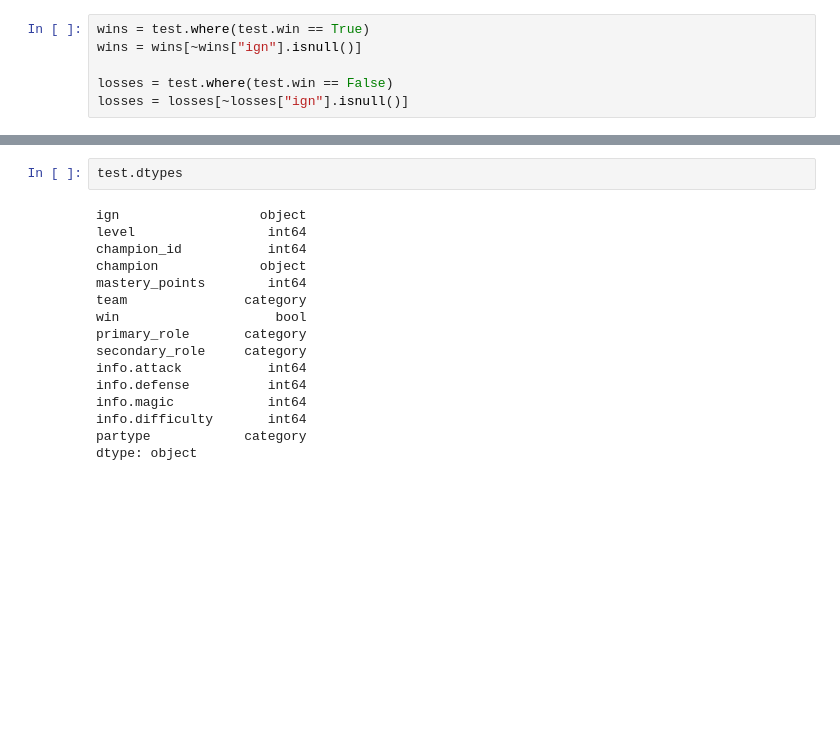
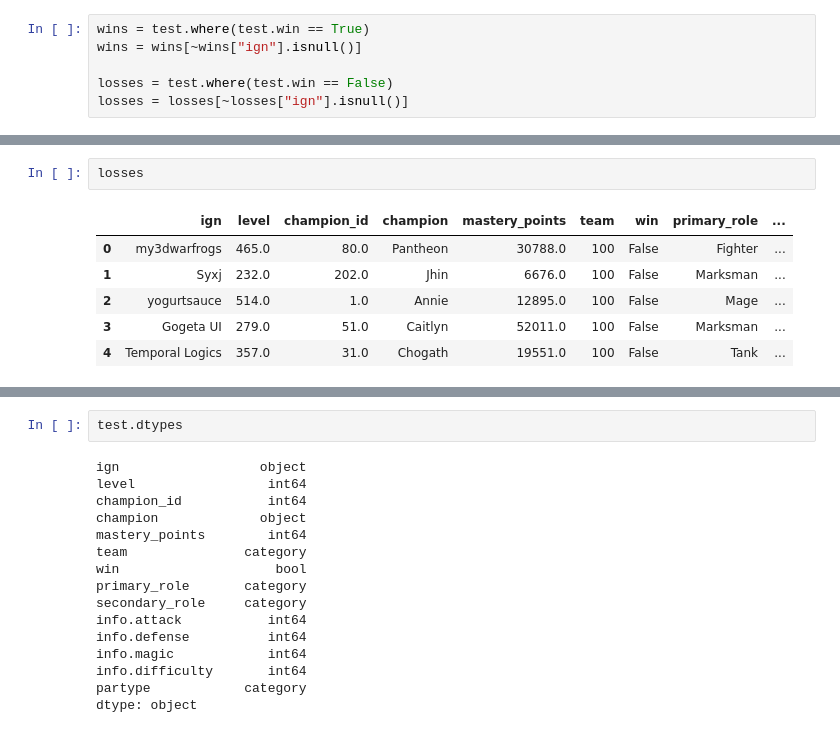
Before and after one commit to nicholasptran/league-information, a Jupyter notebook: notebooks/first_notebook.ipynb, the cells around one changed output, grey strips where cells are left out. Drawn from its saved outputs; the diff is of its cells as text; blank space fills up the shorter version.

```diff
--- a/notebooks/first_notebook.ipynb
+++ b/notebooks/first_notebook.ipynb
@@ -175,3 +187,12 @@ losses.pivot(index = "win", columns="ign")
+# %%
+losses
+# %% [output]
+|  | ign | level | champion_id | champion | mastery_points | team | win | primary_role | ... |
+| 0 | my3dwarfrogs | 465.0 | 80.0 | Pantheon | 30788.0 | 100 | False | Fighter | ... |
+| 1 | Syxj | 232.0 | 202.0 | Jhin | 6676.0 | 100 | False | Marksman | ... |
+| 2 | yogurtsauce | 514.0 | 1.0 | Annie | 12895.0 | 100 | False | Mage | ... |
+| 3 | Gogeta UI | 279.0 | 51.0 | Caitlyn | 52011.0 | 100 | False | Marksman | ... |
+| 4 | Temporal Logics | 357.0 | 31.0 | Chogath | 19551.0 | 100 | False | Tank | ... |
 # %%
 wins
 # %% [output]
```
Also changed, not shown: parts of 10 cells of this notebook, 3 other files.
